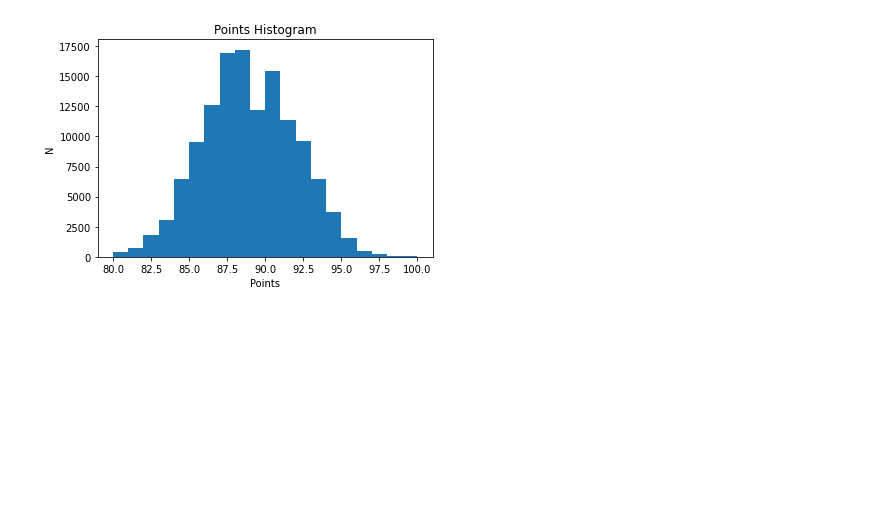
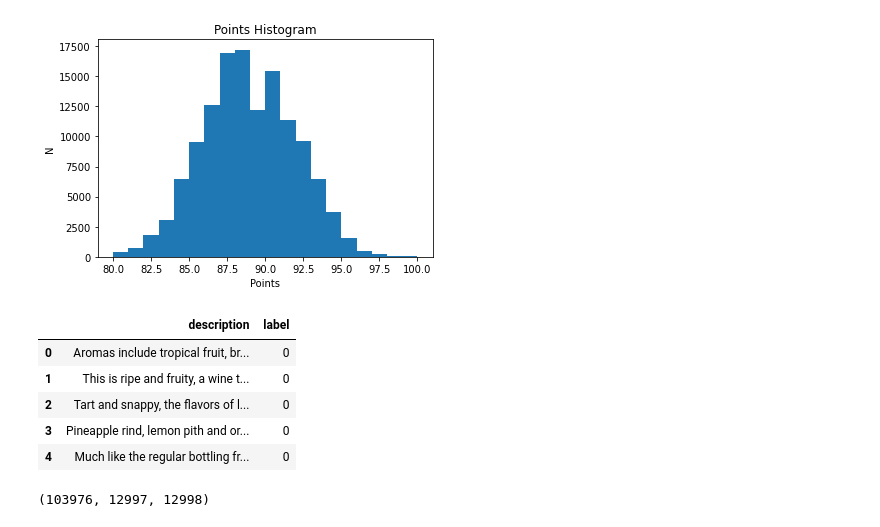
Before and after one commit to Sean-Miningah/TensorFlow-TextClassificationExample, a Jupyter notebook: freeCodeCampTutorial.ipynb, the cells around one changed output. Saved outputs shown, nothing was run; the diff lists cells and outputs as text; code cells hidden in the pictures; blank space fills up the shorter version.

```diff
--- a/freeCodeCampTutorial.ipynb
+++ b/freeCodeCampTutorial.ipynb
@@ -38,3 +38,15 @@ plt.xlabel("Points")
 plt.show()
 # %% [output]
 [figure]
+# %%
+#Splitting the dataset between above 90 and below 90
+df["label"] = (df.points >= 90).astype(int)
+df = df[["description", "label"]]
+df.head()
+# %% [output]
+|  | description | label |
+| 0 | Aromas include tropical fruit, br... | 0 |
+| 1 | This is ripe and fruity, a wine t... | 0 |
+| 2 | Tart and snappy, the flavors of l... | 0 |
+| 3 | Pineapple rind, lemon pith and or... | 0 |
+| 4 | Much like the regular bottling fr... | 0 |
@@ -40,0 +58,4 @@ plt.show()
+# %%
+len(train), len(val),len(test)
+# %% [output]
+(103976, 12997, 12998)
```
Also changed, not shown: parts of 26 cells of this notebook.
